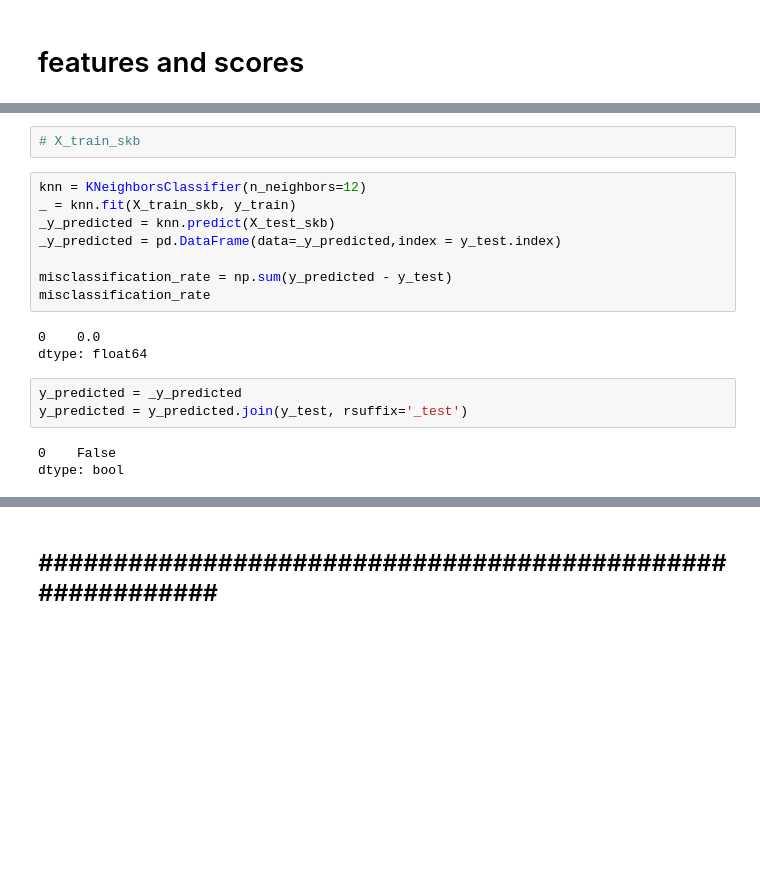
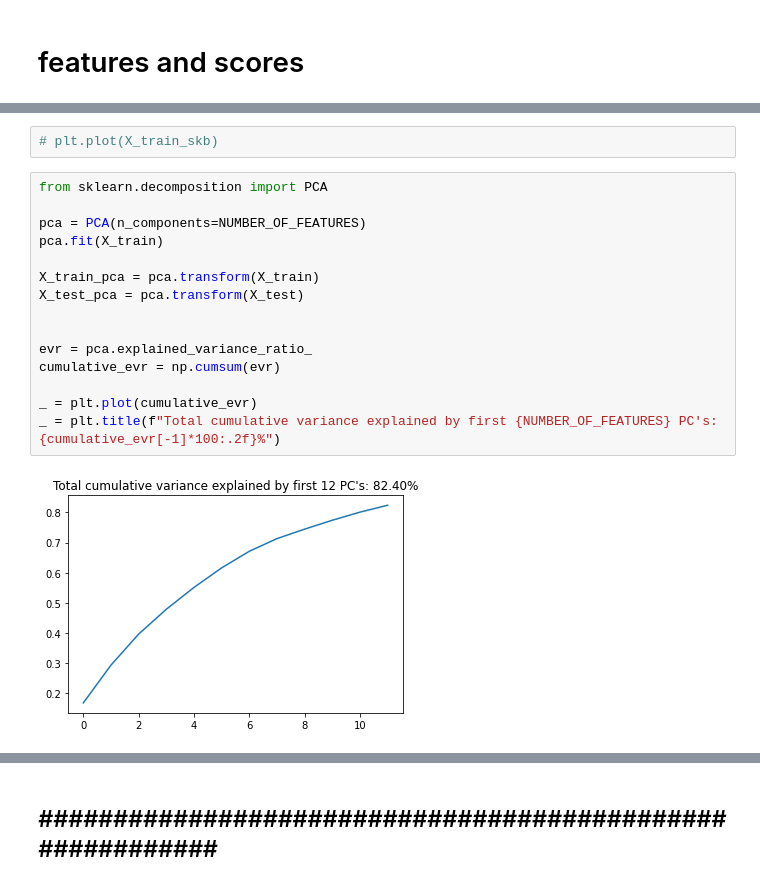
Before and after one commit to idan424/Comp.Learning_Neuro, a Jupyter notebook: Project.ipynb, the cells around one changed output, grey strips where cells are left out. Cells and saved outputs as stored; diff of their text form; blank space fills up the shorter version.

```diff
--- a/Project.ipynb
+++ b/Project.ipynb
@@ -138,19 +161,19 @@ for i, v in enumerate(skb.scores_[ord_idx]):
 # %%
-# X_train_skb
+# plt.plot(X_train_skb)
-# %%
-knn = KNeighborsClassifier(n_neighbors=12)
-_ = knn.fit(X_train_skb, y_train)
-_y_predicted = knn.predict(X_test_skb)
-_y_predicted = pd.DataFrame(data=_y_predicted,index = y_test.index)
-
-misclassification_rate = np.sum(y_predicted - y_test)
-misclassification_rate
-# %% [output]
-0    0.0
-dtype: float64
-# %%
-y_predicted = _y_predicted
-y_predicted = y_predicted.join(y_test, rsuffix='_test')
-# %% [output]
-0    False
-dtype: bool
+# %%
+from sklearn.decomposition import PCA
+
+pca = PCA(n_components=NUMBER_OF_FEATURES)
+pca.fit(X_train)
+
+X_train_pca = pca.transform(X_train)
+X_test_pca = pca.transform(X_test)
+
+
+evr = pca.explained_variance_ratio_
+cumulative_evr = np.cumsum(evr)
+
+_ = plt.plot(cumulative_evr)
+_ = plt.title(f"Total cumulative variance explained by first {NUMBER_OF_FEATURES} PC's: {cumulative_evr[-1]*100:.2f}%")
+# %% [output]
+[figure, added]
```
Also changed, not shown: parts of 14 cells of this notebook.
